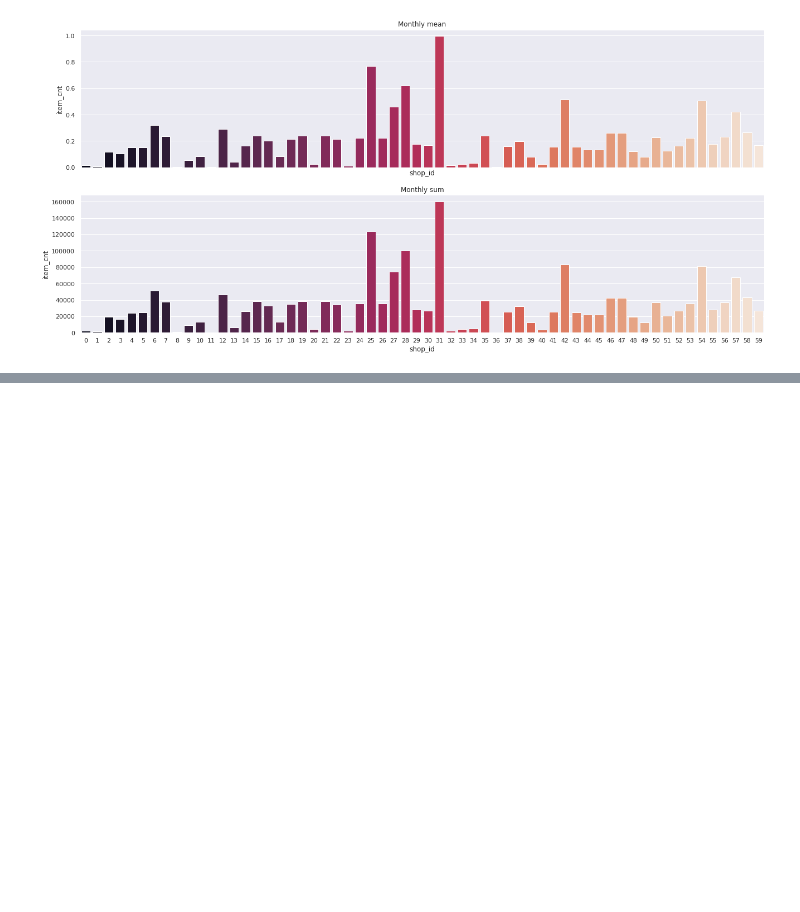
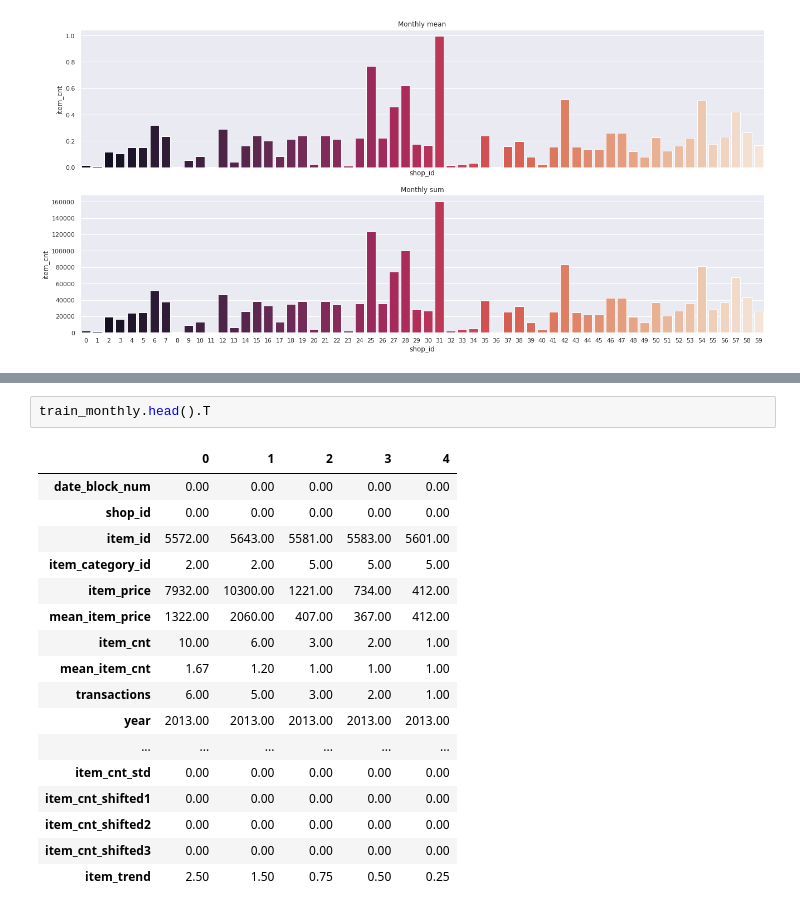
Before and after one commit to ronee12/Computer-Vision-Deep-learning-Work-Shop, a Jupyter notebook: Future_sales.ipynb, the cells around one changed output, grey strips where cells are left out. Cells and saved outputs as stored; diff of their text form; blank space fills up the shorter version.

```diff
--- a/Future_sales.ipynb
+++ b/Future_sales.ipynb
@@ -232,0 +293,20 @@ plt.show()
+# %%
+train_monthly.head().T
+# %% [output]
+|  | 0 | 1 | 2 | 3 | 4 |
+| date_block_num | 0.00 | 0.00 | 0.00 | 0.00 | 0.00 |
+| shop_id | 0.00 | 0.00 | 0.00 | 0.00 | 0.00 |
+| item_id | 5572.00 | 5643.00 | 5581.00 | 5583.00 | 5601.00 |
+| item_category_id | 2.00 | 2.00 | 5.00 | 5.00 | 5.00 |
+| item_price | 7932.00 | 10300.00 | 1221.00 | 734.00 | 412.00 |
+| mean_item_price | 1322.00 | 2060.00 | 407.00 | 367.00 | 412.00 |
+| item_cnt | 10.00 | 6.00 | 3.00 | 2.00 | 1.00 |
+| mean_item_cnt | 1.67 | 1.20 | 1.00 | 1.00 | 1.00 |
+| transactions | 6.00 | 5.00 | 3.00 | 2.00 | 1.00 |
+| year | 2013.00 | 2013.00 | 2013.00 | 2013.00 | 2013.00 |
+| ... | ... | ... | ... | ... | ... |
+| item_cnt_std | 0.00 | 0.00 | 0.00 | 0.00 | 0.00 |
+| item_cnt_shifted1 | 0.00 | 0.00 | 0.00 | 0.00 | 0.00 |
+| item_cnt_shifted2 | 0.00 | 0.00 | 0.00 | 0.00 | 0.00 |
+| item_cnt_shifted3 | 0.00 | 0.00 | 0.00 | 0.00 | 0.00 |
+| item_trend | 2.50 | 1.50 | 0.75 | 0.50 | 0.25 |
```
Also changed, not shown: parts of 21 cells of this notebook.
